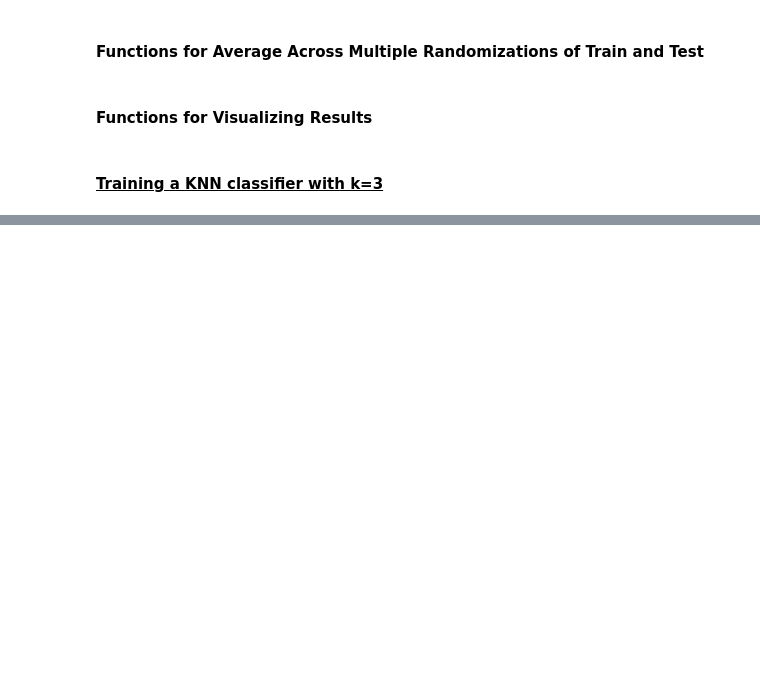
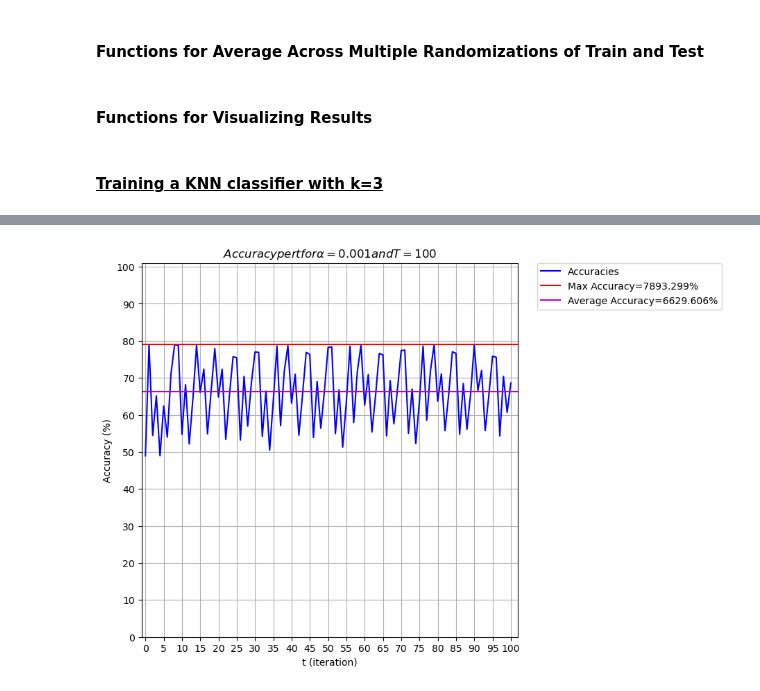
Before and after one commit to Ido-Studies/DSIP-Final-Project, a Jupyter notebook: src/Machine Learning/Machine_Learning_Part-DSIP_Concluding_Assignment.ipynb, the cells around one changed output, grey strips where cells are left out. Saved outputs shown, nothing was run; the diff lists cells and outputs as text; code cells hidden in the pictures; blank space fills up the shorter version.

Commit message:
Added Logistic Regression and graphing of accurecies per W

```diff
--- a/src/Machine Learning/Machine_Learning_Part-DSIP_Concluding_Assignment.ipynb
+++ b/src/Machine Learning/Machine_Learning_Part-DSIP_Concluding_Assignment.ipynb
@@ -2003,0 +2078,5 @@ def graph_accuracies_of_train_and_test_over_k(train_accuracies, test_accuracies,
+# %%
+#
+def classify_using_logistic_regression(W, X, threshold: float=0.5):
+    predictions = logistic_regression_classifier(W, X)
+    return classify_using_threshold(threshold, predictions)
@@ -2003,0 +2092,8 @@ def graph_accuracies_of_train_and_test_over_k(train_accuracies, test_accuracies,
+# %%
+#
+def accuracy(predicted_ys, actual_ys):
+    return (predicted_ys == actual_ys).mean()
+
+#
+def format_accuracy(accuracy: float) -> str:
+    return f'{accuracy:.3%}'
@@ -2003,0 +2102,10 @@ def graph_accuracies_of_train_and_test_over_k(train_accuracies, test_accuracies,
+# %%
+#
+def classify_and_calc_accuracy(W, X, Y, threshold: float=0.5):
+    classifications = classify_using_logistic_regression(W, X, threshold)
+    return classifications, accuracy(classifications, Y)
+
+#
+def calibrate_then_classify_and_calc_accuracy(X, Y, a: float=0.001, T: int=100, W=None, threshold: float=0.5):
+    classifications = calibrate_then_classify_using_logistic_regression(X, Y, a, T, W, threshold)
+    return classifications, accuracy(classifications, Y)
@@ -2003,0 +2165,8 @@ def graph_accuracies_of_train_and_test_over_k(train_accuracies, test_accuracies,
+# %%
+a = 0.001
+T = 100
+W = generate_weights(x_train.shape[1]) # Will preduce an all zeros W
+calibrated_W, Wlogs = gradient_descent_with_log(a, T, W, x_train, y_train)
+print(f'The calibrated weights:\n{calibrated_W}')
+print("\nThe weights per iteration:")
+get_wlogs_dataframe(Wlogs)
@@ -2003,0 +2194,6 @@ def graph_accuracies_of_train_and_test_over_k(train_accuracies, test_accuracies,
+# %%
+accuracies_per_weights_itr = accuracy_for_wlogs(Wlogs, x_train, y_train)
+title = fr'$Accuracy per t for \alpha={a} and T={T}$'
+graph_accuracies_per_t(accuracies_per_weights_itr, as_percentage=True, title=title)
+# %% [output]
+[figure, added]
```
Also changed, not shown: parts of 38 cells of this notebook.
